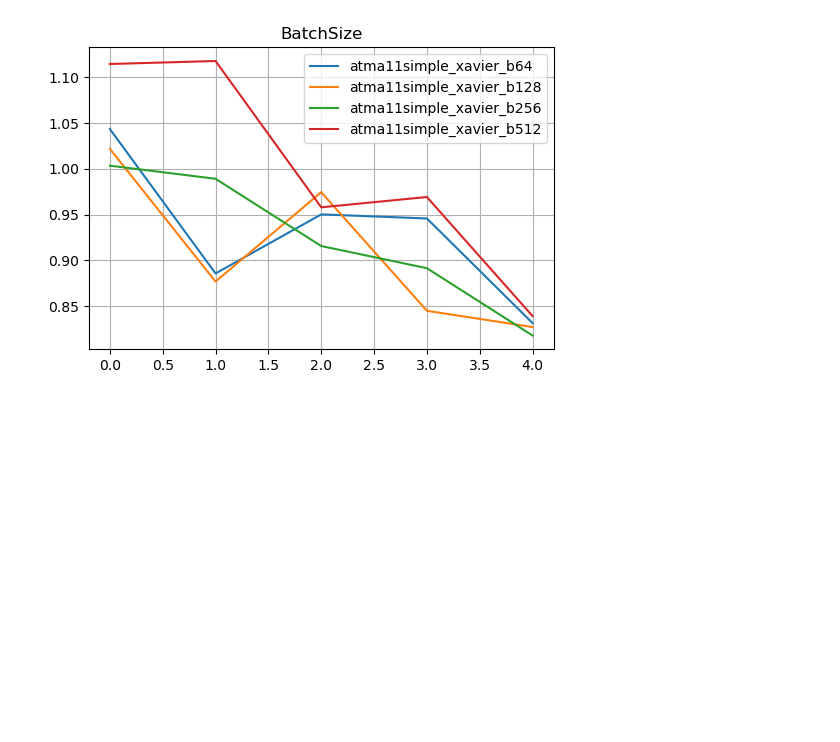
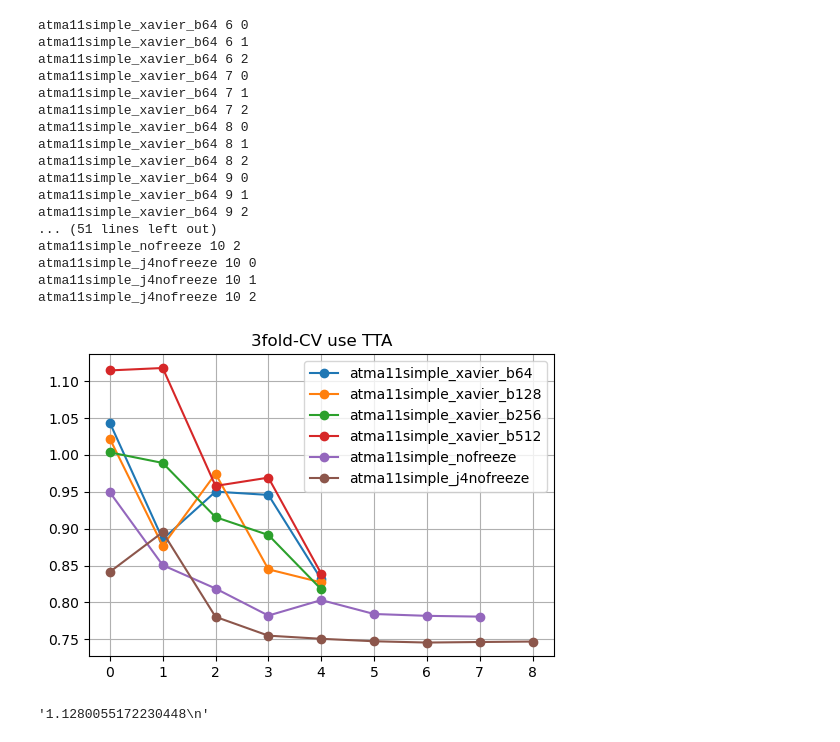
Before and after one commit to nat-chan/atmaCup11, a Jupyter notebook: comparison.ipynb, the cells around one changed output. Saved outputs shown, nothing was run; the diff lists cells and outputs as text; code cells hidden in the pictures; blank space fills up the shorter version.

Commit message:
もうぜんぶなんだよ、5iterで十分j4nofreezeのが優秀

```diff
--- a/comparison.ipynb
+++ b/comparison.ipynb
@@ -11,24 +11,48 @@ def myplot(title: str, names: List[str]):
     plt.rcParams["figure.dpi"] = 100
     plt.grid()
     plt.title(title)
+    niter = 10
+    results = dict()
     for name in names:
         each_epoch_RMSE = list()
-        for epoch in range(1, 10+1):
+        for epoch in range(1, niter+1):
             each_fold_RMSE = list()
             for fold in range(3):
                 try:
                     RMSE_fold = float((root/f"{name}_3fold{fold}"/f"epoch{epoch}_3fold{fold}_test_RMSE.csv").read_text())
                 except:
+                    print(name, epoch, fold)
                     RMSE_fold = np.nan
                 each_fold_RMSE.append(RMSE_fold)
             RMSE_epoch = np.mean(each_fold_RMSE)
             each_epoch_RMSE.append(RMSE_epoch)
-        plt.plot(each_epoch_RMSE, label=name)
+        plt.plot(each_epoch_RMSE, label=name, marker="o")
     plt.legend()
 # %%
 myplot(
-    "BatchSize",
-    ["atma11simple_xavier_b64", "atma11simple_xavier_b128","atma11simple_xavier_b256","atma11simple_xavier_b512"]
+    "3fold-CV use TTA",
+    ["atma11simple_xavier_b64", "atma11simple_xavier_b128","atma11simple_xavier_b256","atma11simple_xavier_b512", "atma11simple_nofreeze", "atma11simple_j4nofreeze"]
 )
 # %% [output]
+atma11simple_xavier_b64 6 0
+atma11simple_xavier_b64 6 1
+atma11simple_xavier_b64 6 2
+atma11simple_xavier_b64 7 0
+atma11simple_xavier_b64 7 1
+atma11simple_xavier_b64 7 2
+atma11simple_xavier_b64 8 0
+atma11simple_xavier_b64 8 1
+atma11simple_xavier_b64 8 2
+atma11simple_xavier_b64 9 0
+atma11simple_xavier_b64 9 1
+atma11simple_xavier_b64 9 2
+... (51 lines left out)
+atma11simple_nofreeze 10 2
+atma11simple_j4nofreeze 10 0
+atma11simple_j4nofreeze 10 1
+atma11simple_j4nofreeze 10 2
-[figure, old version]
+[figure, new version]
+# %%
+Path("/data/natsuki/dataset_atmaCup11/checkpoints/atma11simple_xavier_b64_3fold0/epoch1_3fold0_test_RMSE.csv").read_text()
+# %% [output]
+'1.1280055172230448\n'
```
Also changed, not shown: 15 other files.
